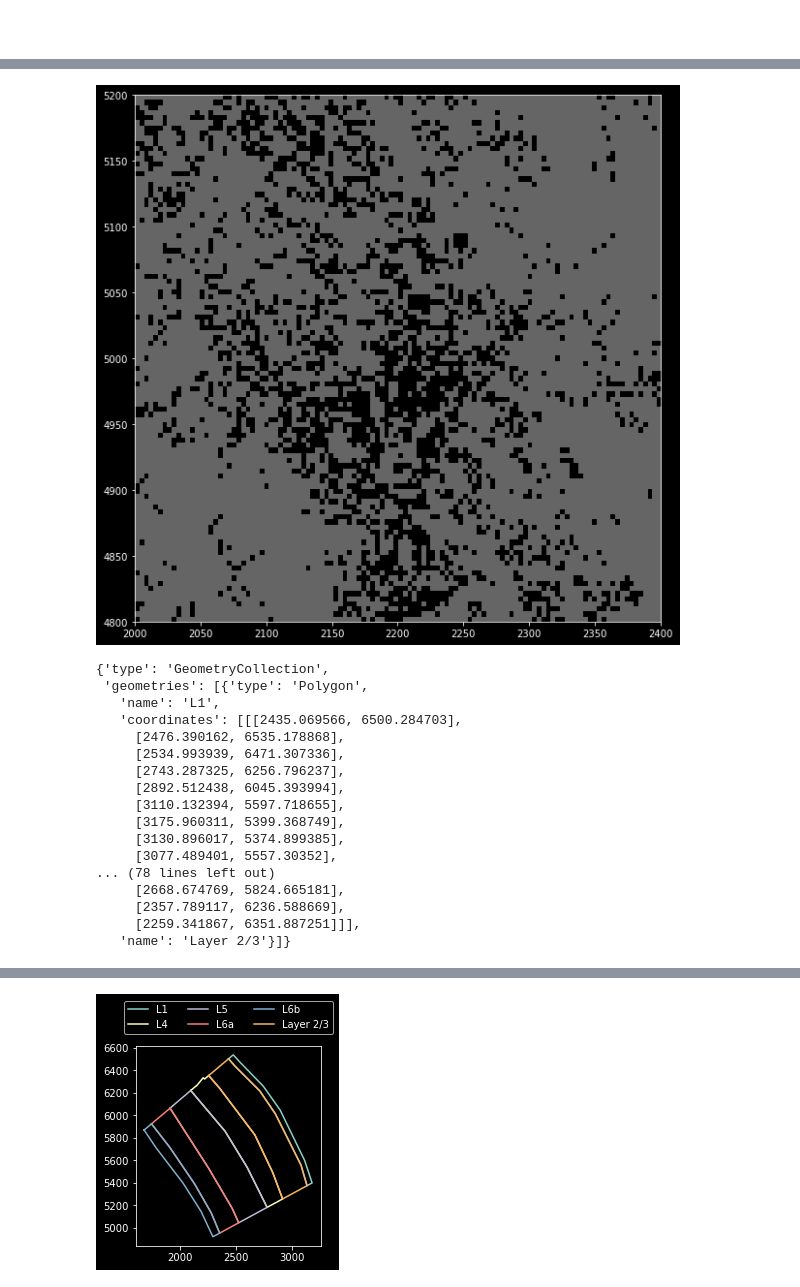
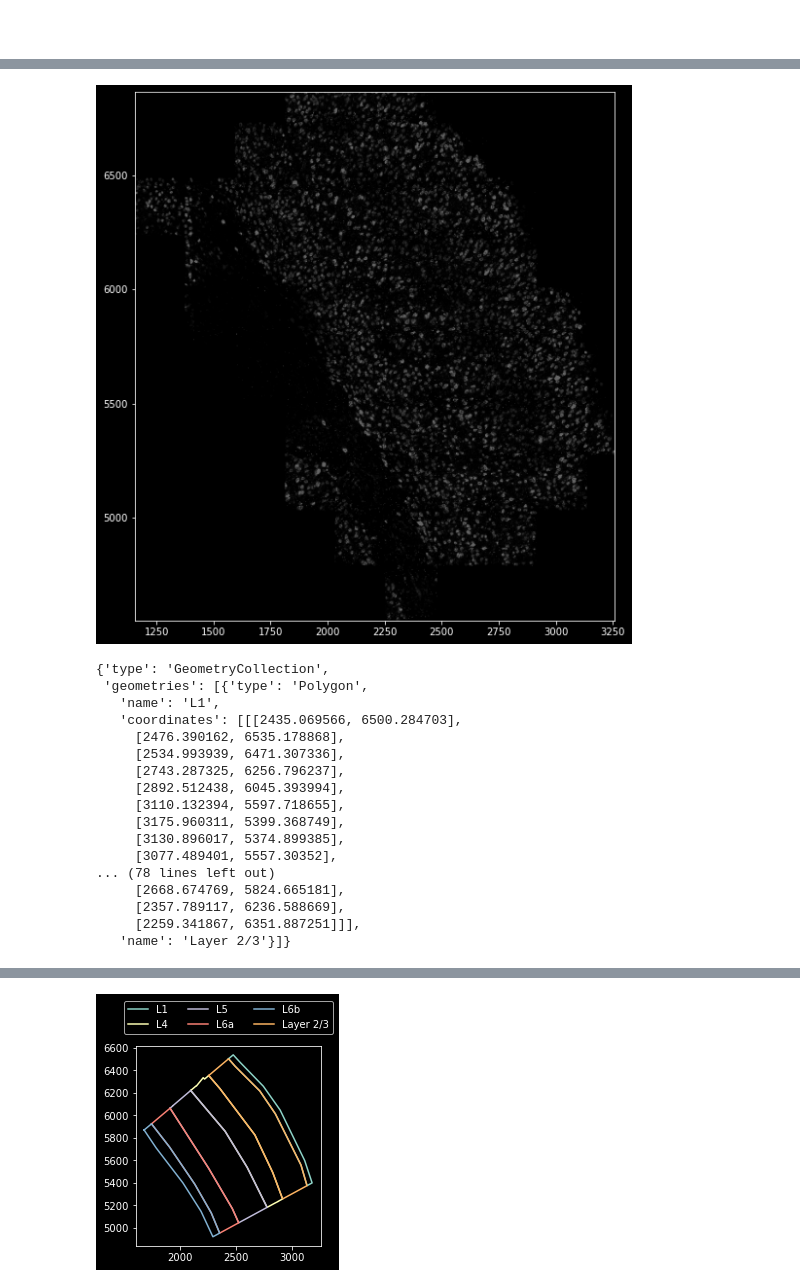
Before and after one commit to kevinyamauchi/ome-ngff-tables-prototype, a Jupyter notebook: notebooks/merfish/merfish.ipynb, the cells around one changed output, grey strips where cells are left out. Cells and saved outputs as stored; diff of their text form; code cells hidden in the pictures.

```diff
--- a/notebooks/merfish/merfish.ipynb
+++ b/notebooks/merfish/merfish.ipynb
@@ -204,4 +206,5 @@ raster_bb.x0 = 241, raster_bb.x1 = 355, raster_bb.y0 = 65, raster_bb.y1 = 168
 # %%
-raster_crop = np.flipud(np.flipud(raster)[raster_bb.y0 : raster_bb.y1, raster_bb.x0 : raster_bb.x1])
+# raster_crop = np.flipud(np.flipud(raster)[raster_bb.y0 : raster_bb.y1, raster_bb.x0 : raster_bb.x1])
+raster_crop = raster[raster_bb.y0 : raster_bb.y1, raster_bb.x0 : raster_bb.x1]
 print(raster_crop.shape)
 # %% [output]
@@ -209,13 +212,16 @@ print(raster_crop.shape)
 # %%
 plt.figure()
-plt.imshow(raster_crop)
+plt.imshow(raster_crop, origin="lower")
 plt.show()
 ##
 translation = np.array([bb.x0, bb.y0])
-# expecting the scale factor to be the same in both axes, and checking this
-assert bb.x1 - bb.x0 == bb.y1 - bb.y0
-assert raster_w == raster_h
-scale_factor = (bb.x1 - bb.x0) / raster_w
+# assert bb.x1 - bb.x0 == bb.y1 - bb.y0
+# assert raster_w == raster_h
+scale_factor_x = (max_x - min_x) / raster_w
+scale_factor_y = (max_y - min_y) / raster_h
+scale_factors = np.array([scale_factor_x, scale_factor_y])
+# wrong
+# scale_factor = (bb.x1 - bb.x0) / raster_w
 ##
-np.save(os.path.join(output_dir, 'image.np'), raster_crop)
+np.save(os.path.join(output_dir, "image"), raster_crop)
 # %% [output]
@@ -229,11 +236,11 @@ with open(os.path.join(output_dir, 'image_transform.json'), 'w') as outfile:
     json.dump(d, fp=outfile)
 # %%
 ##
-print(f"translation = {translation}, scale_factor = {scale_factor}")
+print(f"translation = {translation}, scale_factor = {scale_factors}")
 x0 = translation[0]
 y0 = translation[1]
-x1 = translation[0] + raster.shape[1] * scale_factor
-y1 = translation[1] + raster.shape[0] * scale_factor
+x1 = translation[0] + raster.shape[1] * scale_factor_x
+y1 = translation[1] + raster.shape[0] * scale_factor_y
 extent = (x0, x1, y0, y1)
 print(extent)
 # %% [output]
@@ -249,7 +256,7 @@ plt.show()
 # %%
 # first translation, then scaling
 def plot_raster(
-    raster: np.ndarray, translation: np.array, scale_factor: float, ax=None
+    raster: np.ndarray, translation: np.array, scale_factors: np.array, ax=None
 ):
     assert len(translation) == 2
     # grayscale image or rgb/rgba
@@ -263,20 +270,26 @@ def plot_raster(
         cax = ax
     x0 = translation[0]
     y0 = translation[1]
-    x1 = translation[0] + raster.shape[1] * scale_factor
-    y1 = translation[1] + raster.shape[0] * scale_factor
+    x1 = translation[0] + raster.shape[1] * scale_factors[0]
+    y1 = translation[1] + raster.shape[0] * scale_factors[1]
     extent = (x0, x1, y0, y1)
-    cax.imshow(raster_crop, extent=extent, cmap=plt.cm.get_cmap('gray'), alpha=0.4)
+    cax.imshow(
+        raster_crop,
+        extent=extent,
+        cmap=plt.cm.get_cmap("gray"),
+        alpha=0.4,
+        origin="lower",
+    )
     if ax is None:
         plt.show()
 # %%
-plot_raster(raster, translation=translation, scale_factor=scale_factor)
+plot_raster(raster, translation=translation, scale_factors=scale_factors)
 ##
 # polygon information
-layers = json.load(open('data/Allen_MERFISH_Layers.geojson', 'r'))
+layers = json.load(open("notebooks/merfish/data/Allen_MERFISH_Layers.geojson", "r"))
 layers
 # %% [output]
-[figure, old version]
+[figure, new version]
 {'type': 'GeometryCollection',
  'geometries': [{'type': 'Polygon',
    'name': 'L1',
```
Also changed, not shown: parts of 28 cells of this notebook, 38 other files.
